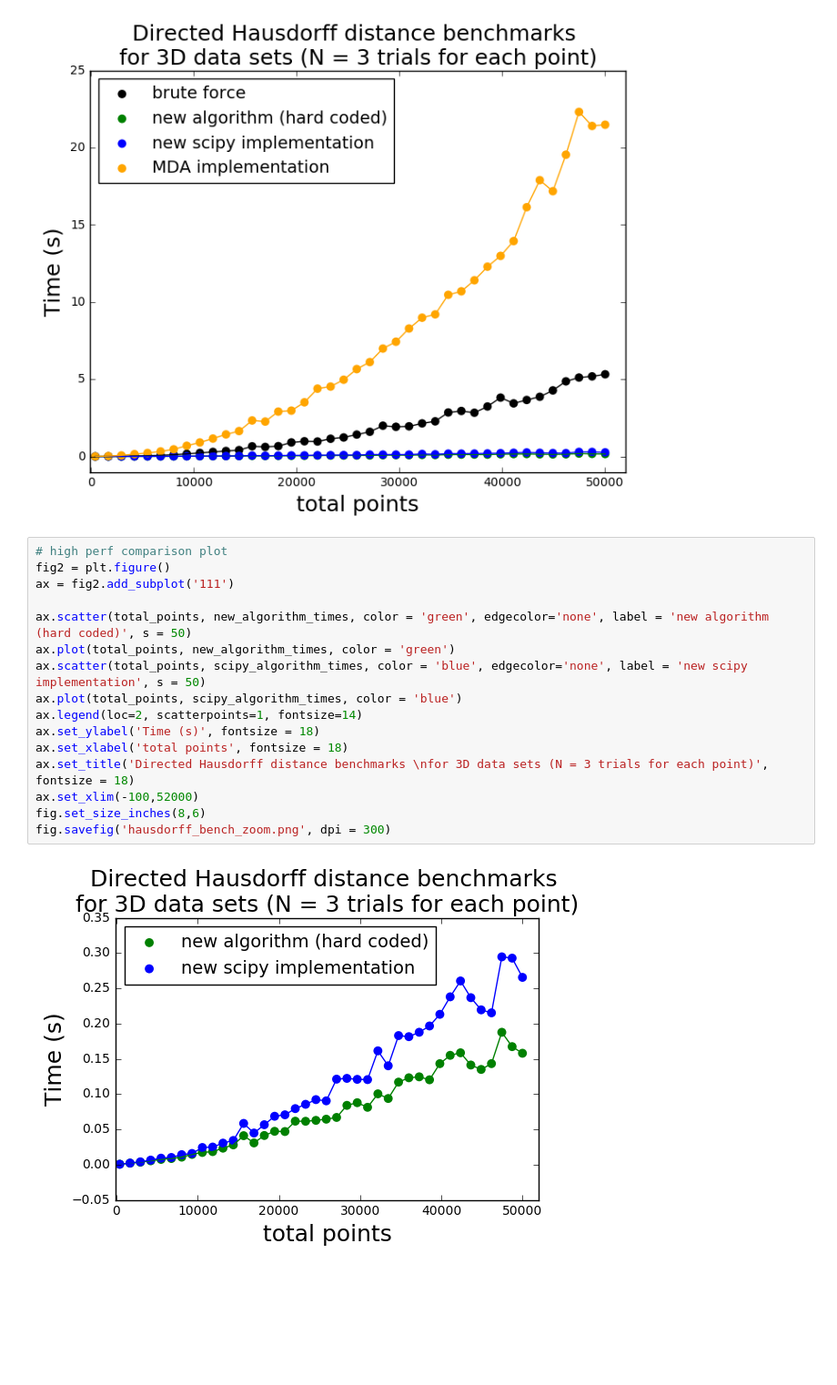
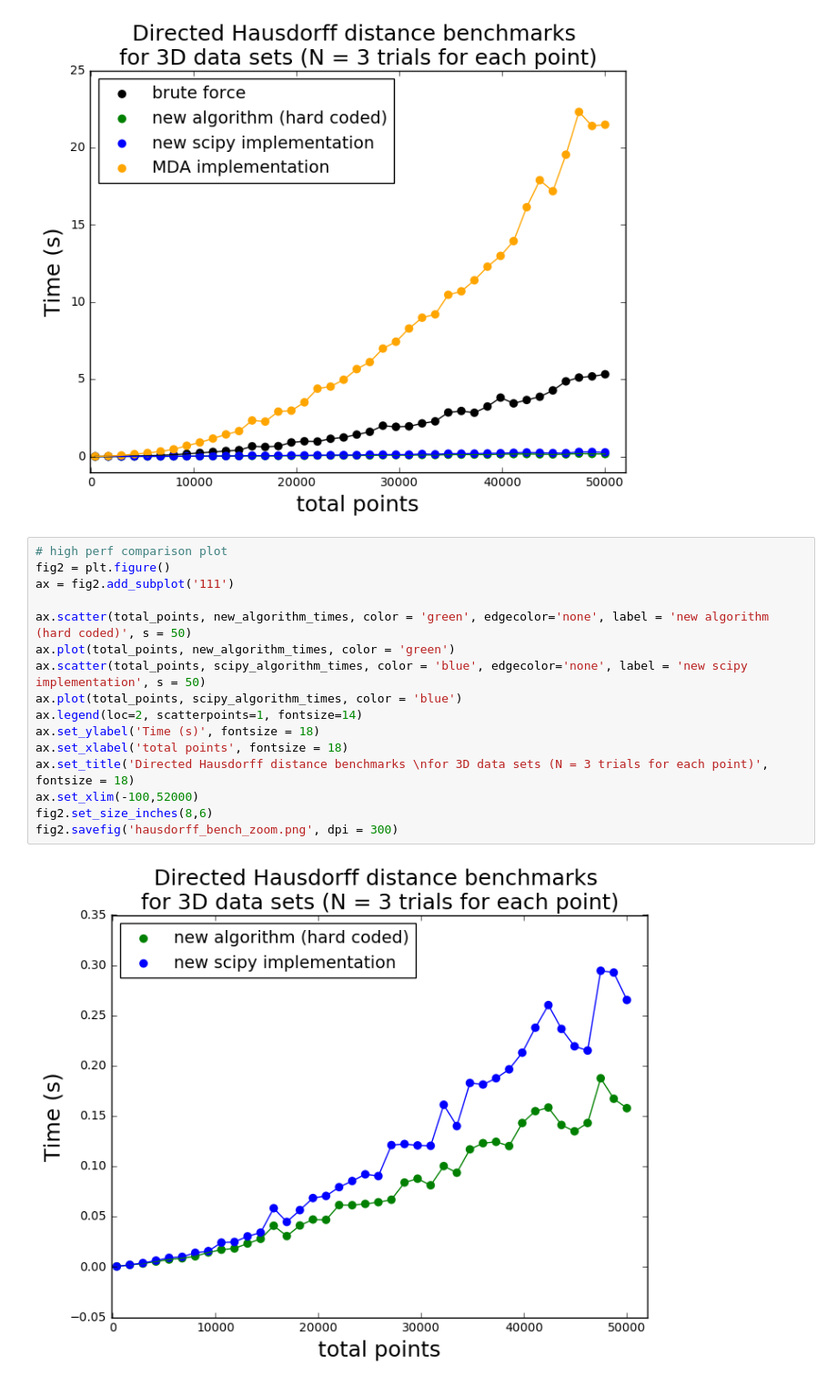
Before and after one commit to tylerjereddy/hausdorff_bench, a Jupyter notebook: hausdorff_bench.ipynb, the cells around one changed output. Shown at 91% size. Drawn from its saved outputs; the diff is of its cells as text; blank space fills up the shorter version.

```diff
--- a/hausdorff_bench.ipynb
+++ b/hausdorff_bench.ipynb
@@ -154,18 +154,18 @@ fig.savefig('hausdorff_bench.png', dpi = 300)
 # %%
 # high perf comparison plot
 fig2 = plt.figure()
 ax = fig2.add_subplot('111')
 
 ax.scatter(total_points, new_algorithm_times, color = 'green', edgecolor='none', label = 'new algorithm (hard coded)', s = 50)
 ax.plot(total_points, new_algorithm_times, color = 'green')
 ax.scatter(total_points, scipy_algorithm_times, color = 'blue', edgecolor='none', label = 'new scipy implementation', s = 50)
 ax.plot(total_points, scipy_algorithm_times, color = 'blue')
 ax.legend(loc=2, scatterpoints=1, fontsize=14)
 ax.set_ylabel('Time (s)', fontsize = 18)
 ax.set_xlabel('total points', fontsize = 18)
 ax.set_title('Directed Hausdorff distance benchmarks \nfor 3D data sets (N = 3 trials for each point)', fontsize = 18)
 ax.set_xlim(-100,52000)
-fig.set_size_inches(8,6)
-fig.savefig('hausdorff_bench_zoom.png', dpi = 300)
+fig2.set_size_inches(8,6)
+fig2.savefig('hausdorff_bench_zoom.png', dpi = 300)
 # %% [output]
-[figure, old version]
+[figure, new version]
```
